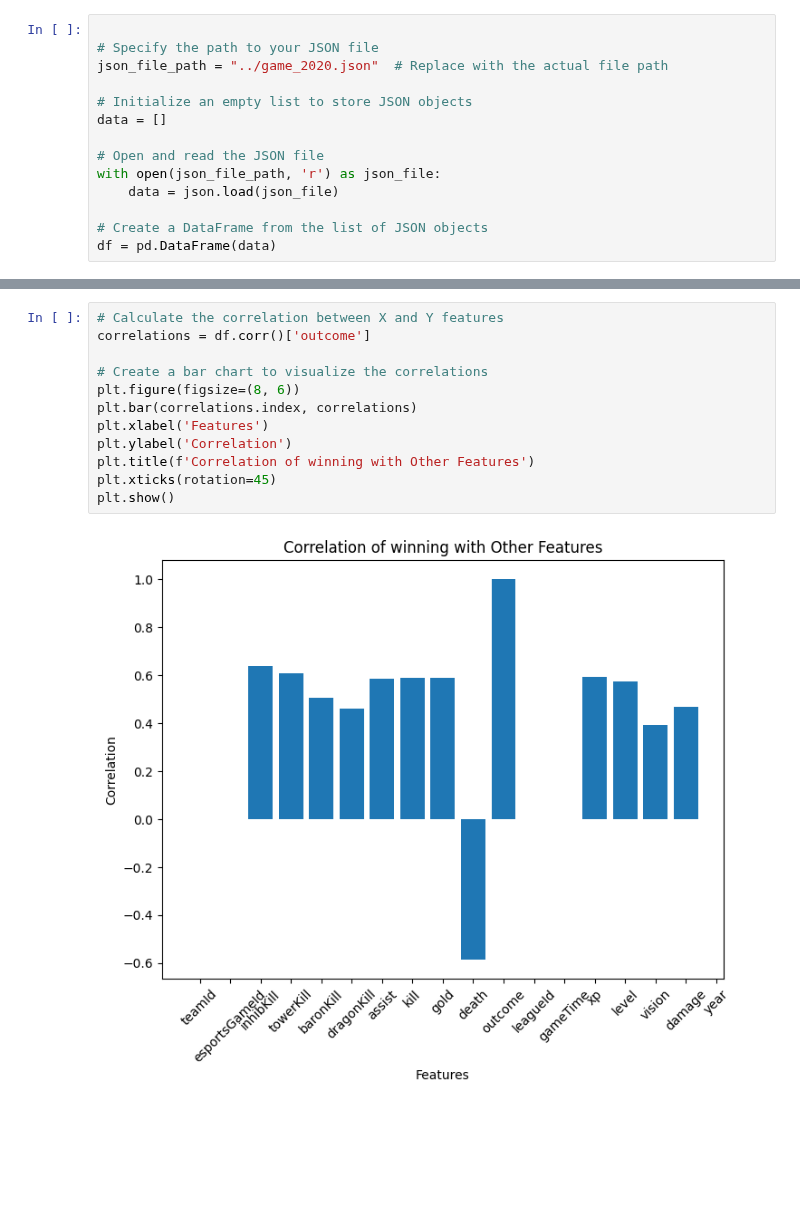
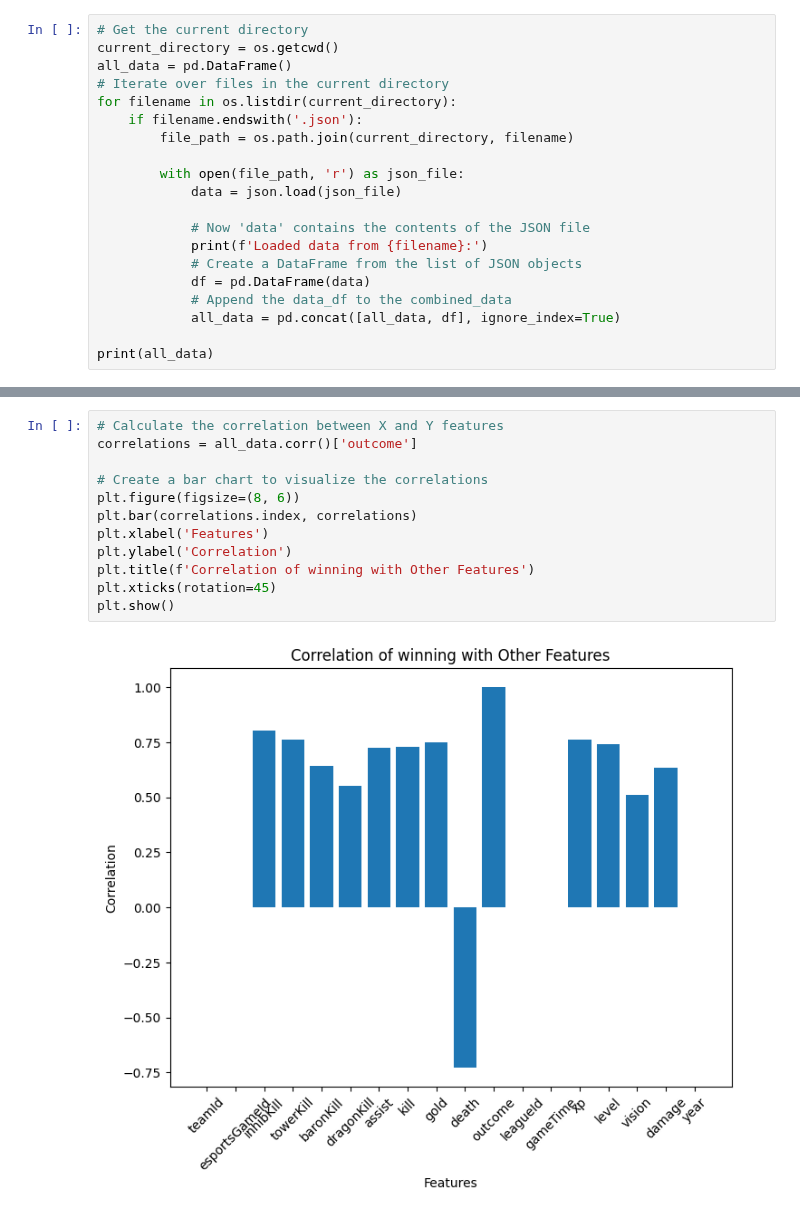
Before and after one commit to CMPUT328/DataEngineering, a Jupyter notebook: game_data_model/ml_model.ipynb, the cells around one changed output, grey strips where cells are left out. Drawn from its saved outputs; the diff is of its cells as text; blank space fills up the shorter version.

```diff
--- a/game_data_model/ml_model.ipynb
+++ b/game_data_model/ml_model.ipynb
@@ -12,14 +16,20 @@ import seaborn as sns
-# %%
-
-# Specify the path to your JSON file
-json_file_path = "../game_2020.json"  # Replace with the actual file path
-
-# Initialize an empty list to store JSON objects
-data = []
-
-# Open and read the JSON file
-with open(json_file_path, 'r') as json_file:
-    data = json.load(json_file)
-
-# Create a DataFrame from the list of JSON objects
-df = pd.DataFrame(data)
+# %%
+# Get the current directory
+current_directory = os.getcwd()
+all_data = pd.DataFrame()
+# Iterate over files in the current directory
+for filename in os.listdir(current_directory):
+    if filename.endswith('.json'):
+        file_path = os.path.join(current_directory, filename)
+
+        with open(file_path, 'r') as json_file:
+            data = json.load(json_file)
+
+            # Now 'data' contains the contents of the JSON file
+            print(f'Loaded data from {filename}:')
+            # Create a DataFrame from the list of JSON objects
+            df = pd.DataFrame(data)
+            # Append the data_df to the combined_data
+            all_data = pd.concat([all_data, df], ignore_index=True)
+
+print(all_data)
@@ -31,17 +59,17 @@ y = df['outcome']
 # %%
 # Calculate the correlation between X and Y features
-correlations = df.corr()['outcome']
+correlations = all_data.corr()['outcome']
 
 # Create a bar chart to visualize the correlations
 plt.figure(figsize=(8, 6))
 plt.bar(correlations.index, correlations)
 plt.xlabel('Features')
 plt.ylabel('Correlation')
 plt.title(f'Correlation of winning with Other Features')
 plt.xticks(rotation=45)
 plt.show()
 # %% [output]
-[figure, old version]
+[figure, new version]
 # %%
 # Split the data into training and testing sets
 X_train, X_test, y_train, y_test = train_test_split(X, y, test_size=0.2, random_state=42)
```
Also changed, not shown: parts of 17 cells of this notebook.
